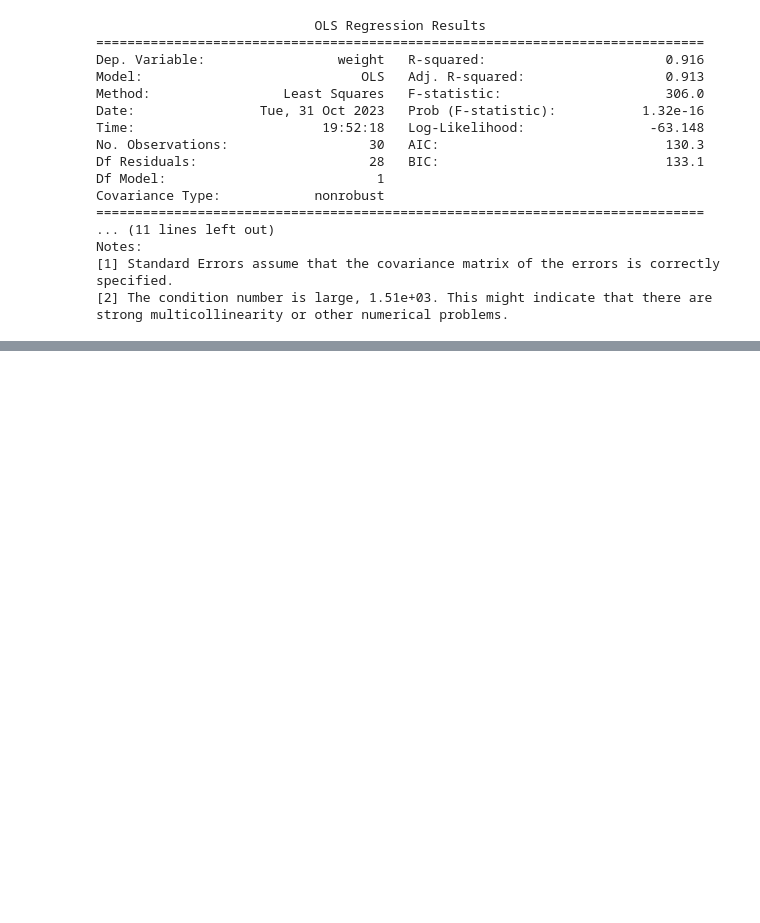
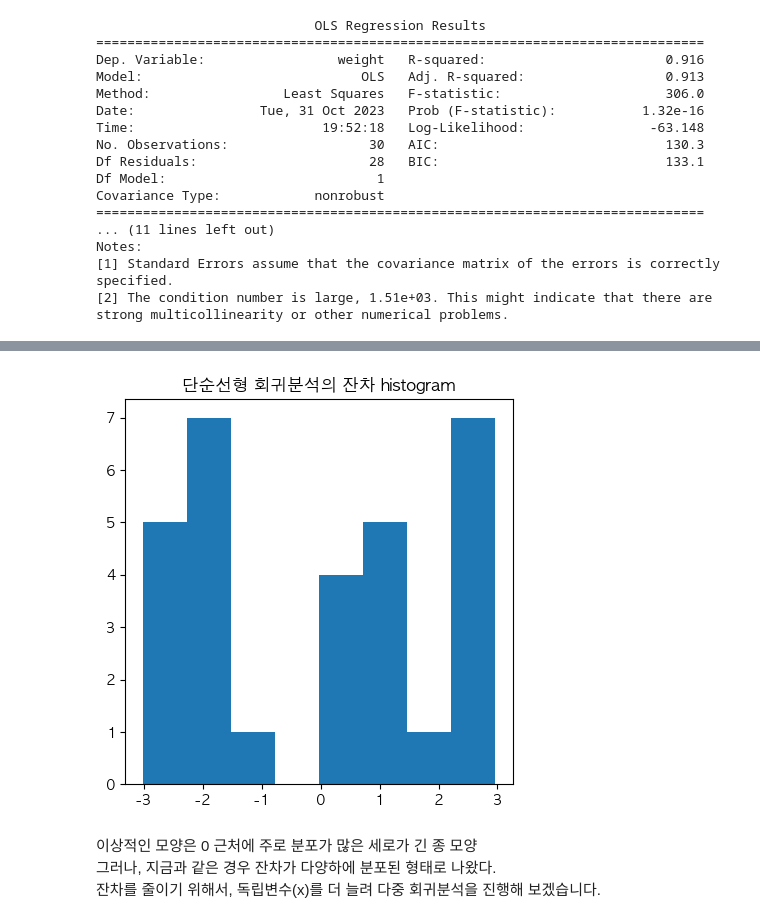
Before and after one commit to hyejinbeck/Chick-Growth, a Jupyter notebook: Analysis.ipynb, the cells around one changed output, grey strips where cells are left out. Drawn from its saved outputs; the diff is of its cells as text; code cells hidden in the pictures; blank space fills up the shorter version.

```diff
--- a/Analysis.ipynb
+++ b/Analysis.ipynb
@@ -638,0 +685,12 @@ strong multicollinearity or other numerical problems.
+# %%
+#################################################### 단순선형 회귀분석 "잔차 히스토그램"
+plt.figure(figsize=(5,5))
+plt.hist(result_lm.resid, bins = 8)
+plt.title('단순선형 회귀분석의 잔차 histogram')
+plt.show()
+# %% [output]
+[figure, added]
+# %% [markdown]
+이상적인 모양은 0 근처에 주로 분포가 많은 세로가 긴 종 모양 <br>
+그러나, 지금과 같은 경우 잔차가 다양하에 분포된 형태로 나왔다. <br>
+잔차를 줄이기 위해서, 독립변수(x)를 더 늘려 다중 회귀분석을 진행해 보겠습니다.
```
Also changed, not shown: parts of 28 cells of this notebook, 1 other file.
